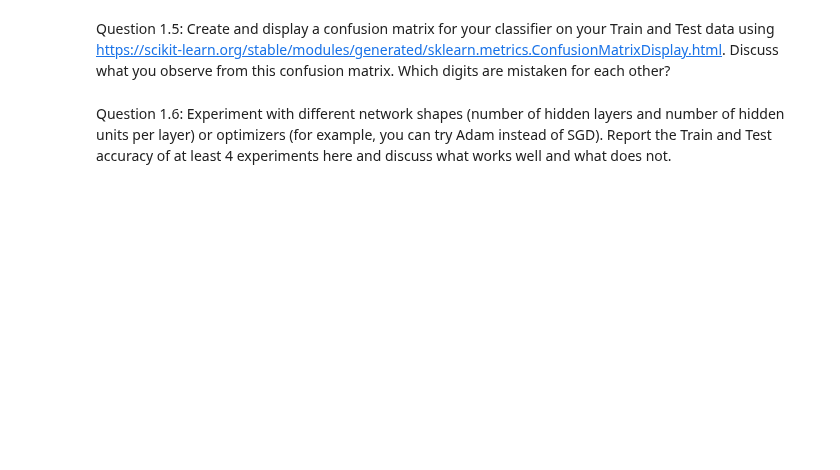
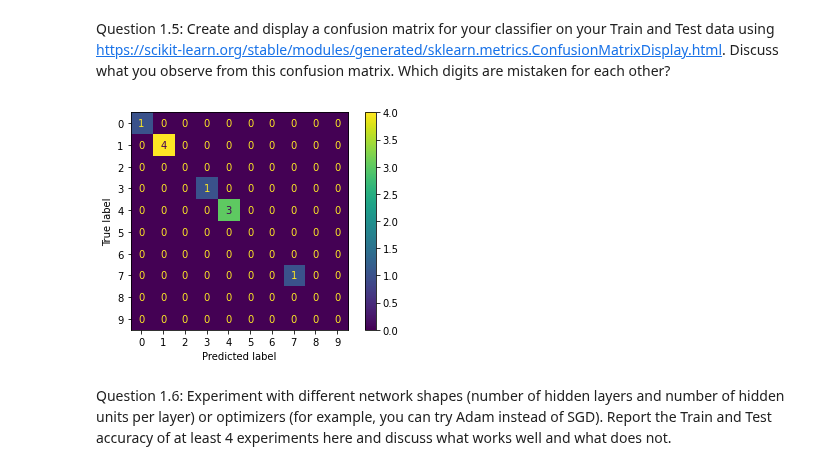
Before and after one commit to Azwadd/CS_59866, a Jupyter notebook: Homeworks/Homework 4/HW04.ipynb, the cells around one changed output. Drawn from its saved outputs; the diff is of its cells as text; code cells hidden in the pictures; blank space fills up the shorter version.

```diff
--- a/Homeworks/Homework 4/HW04.ipynb
+++ b/Homeworks/Homework 4/HW04.ipynb
@@ -274,3 +274,19 @@ Question 1.5: Create and display a confusion matrix for your classifier on your
+# %%
+from sklearn.metrics import confusion_matrix, ConfusionMatrixDisplay
+labels, predicts = [], []
+with torch.no_grad():
+    for batch_idx, (data, target) in enumerate(test_loader):
+        output = nn(data)
+        rest, predicted = torch.max(output.data, 1)
+        labels.append(target[batch_idx].item())
+        predicts.append(predicted[batch_idx].item())
+
+cm = confusion_matrix(labels, predicts, labels=[0, 1, 2, 3, 4, 5, 6, 7, 8, 9])
+disp = ConfusionMatrixDisplay(confusion_matrix=cm, display_labels=[0, 1, 2, 3, 4, 5, 6, 7, 8, 9])
+disp.plot()
+plt.show()
+# %% [output]
+[figure, added]
 # %% [markdown]
 Question 1.6:
 Experiment with different network shapes (number of hidden layers and number of hidden units per layer) or optimizers (for example, you can try Adam instead of SGD). Report the Train and Test accuracy of at least 4 experiments here and discuss what works well and what does not.
```
Also changed, not shown: parts of 23 cells of this notebook.
